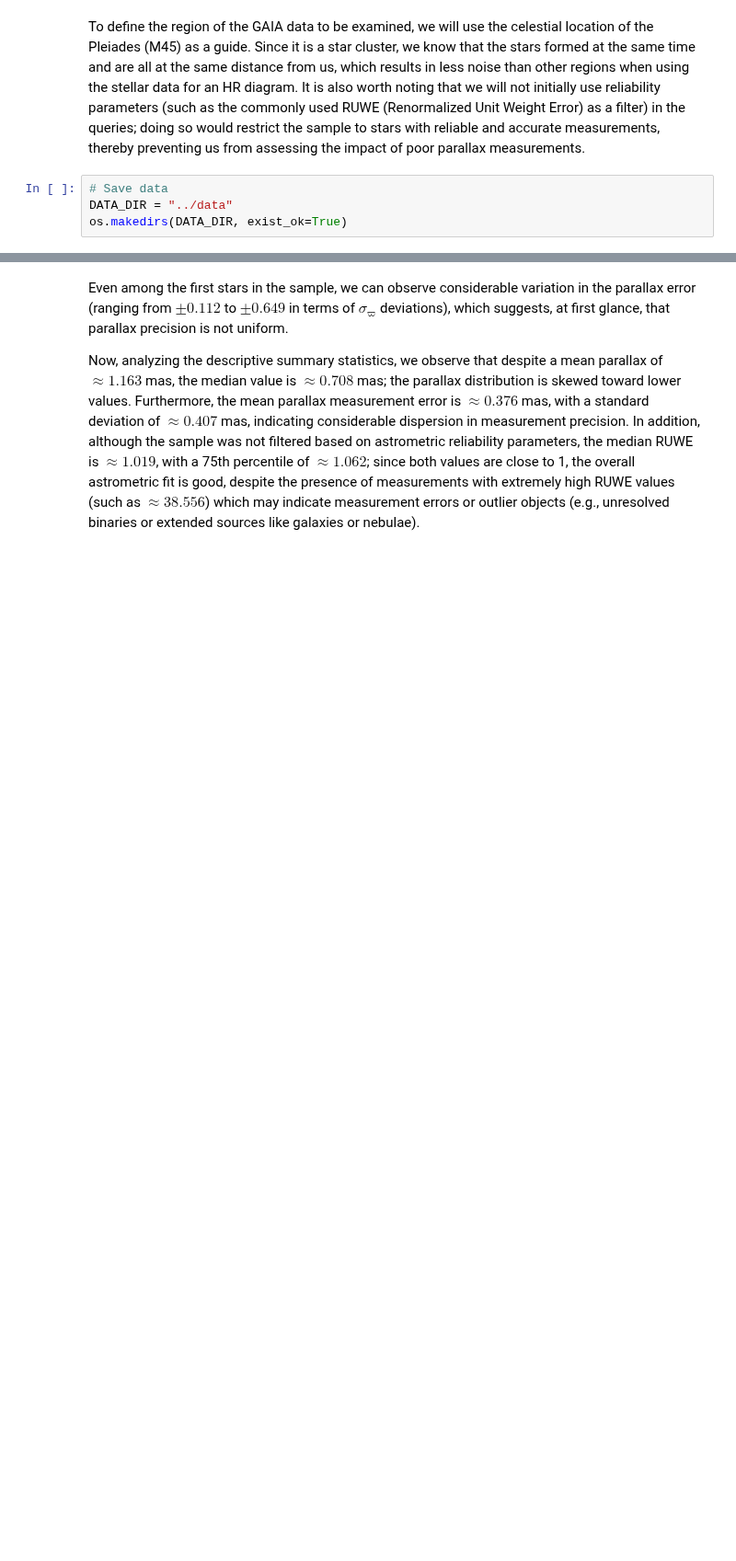
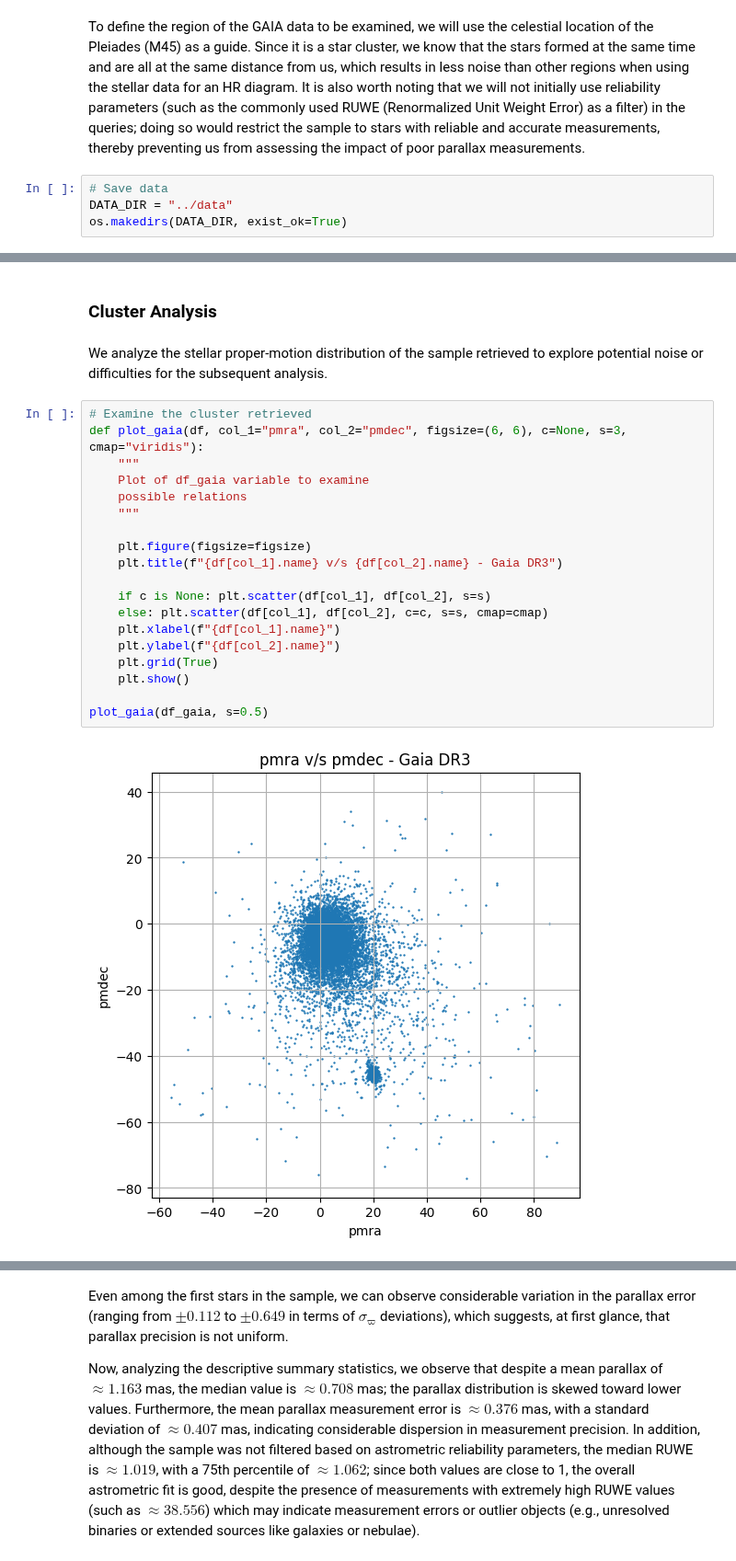
Before and after one commit to Paul0112/gaia-hr-diagram-bias, a Jupyter notebook: notebooks/gaia_hr_diagram_bias_I.ipynb, the cells around one changed output, grey strips where cells are left out. Shown at 92% size. Drawn from its saved outputs; the diff is of its cells as text; blank space fills up the shorter version.

Commit message:
Add cluster section

```diff
--- a/notebooks/gaia_hr_diagram_bias_I.ipynb
+++ b/notebooks/gaia_hr_diagram_bias_I.ipynb
@@ -86,3 +84,28 @@ print(f"Size of the sample: {len(df_gaia)} stars collected.")
 # %% [output]
 INFO: Query finished. [astroquery.utils.tap.core]
 Size of the sample: 19966 stars collected.
+# %% [markdown]
+### Cluster Analysis
+# %% [markdown]
+We analyze the stellar proper-motion distribution of the sample retrieved to explore potential noise or difficulties for the subsequent analysis.
+# %%
+# Examine the cluster retrieved
+def plot_gaia(df, col_1="pmra", col_2="pmdec", figsize=(6, 6), c=None, s=3, cmap="viridis"):
+    """
+    Plot of df_gaia variable to examine
+    possible relations
+    """
+
+    plt.figure(figsize=figsize)
+    plt.title(f"{df[col_1].name} v/s {df[col_2].name} - Gaia DR3")
+
+    if c is None: plt.scatter(df[col_1], df[col_2], s=s)
+    else: plt.scatter(df[col_1], df[col_2], c=c, s=s, cmap=cmap)
+    plt.xlabel(f"{df[col_1].name}")
+    plt.ylabel(f"{df[col_2].name}")
+    plt.grid(True)
+    plt.show()
+
+plot_gaia(df_gaia, s=0.5)
+# %% [output]
+[figure, added]
```
Also changed, not shown: parts of 20 cells of this notebook.
